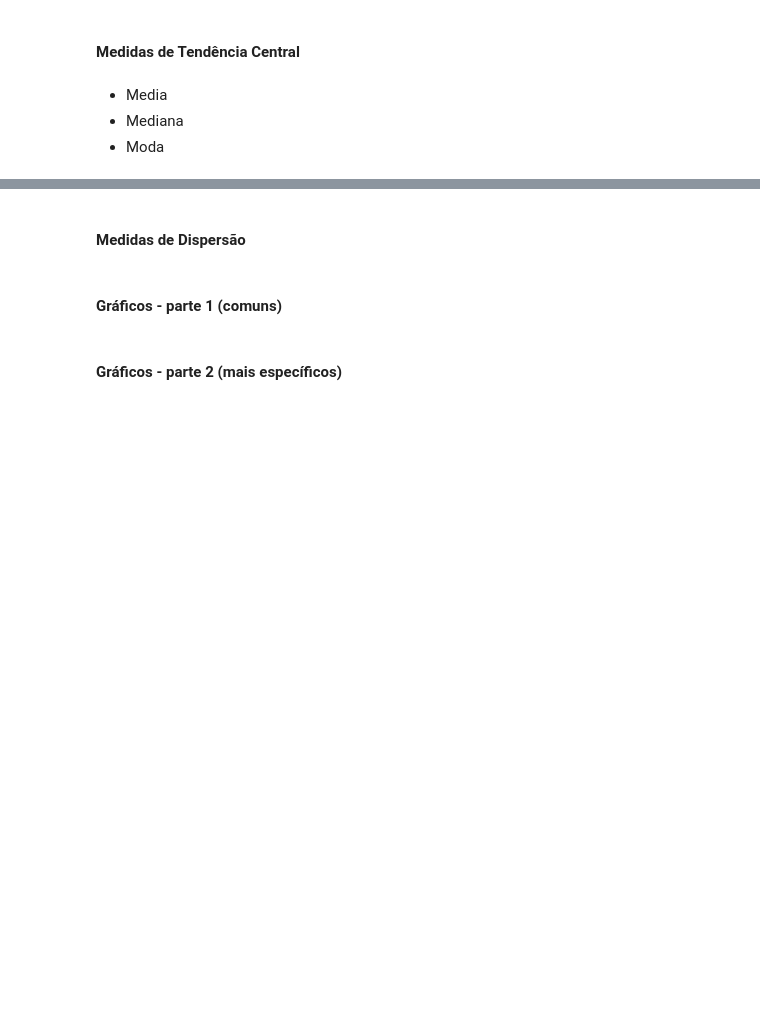
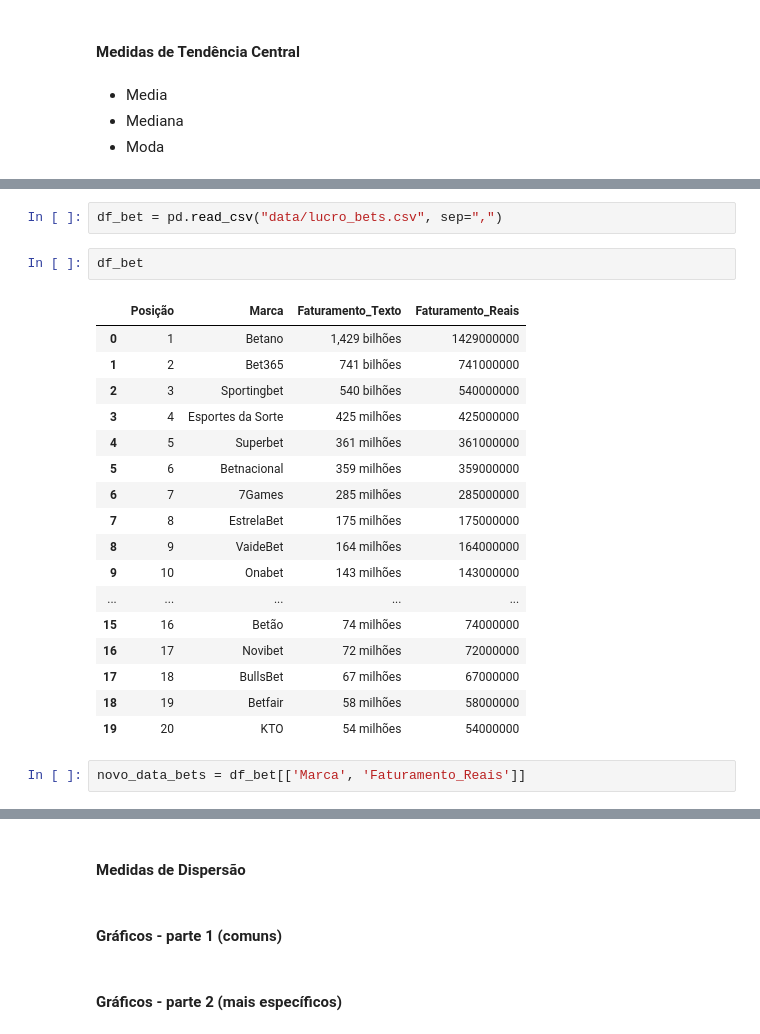
Before and after one commit to romulodf-cesar/curso_matematica_ia, a Jupyter notebook: aula5.ipynb, the cells around one changed output, grey strips where cells are left out. Drawn from its saved outputs; the diff is of its cells as text; blank space fills up the shorter version.

```diff
--- a/aula5.ipynb
+++ b/aula5.ipynb
@@ -122,0 +238,24 @@ posição: variável qualitativa ordinal
+# %%
+df_bet = pd.read_csv("data/lucro_bets.csv", sep=",")
+# %%
+df_bet
+# %% [output]
+|  | Posição | Marca | Faturamento_Texto | Faturamento_Reais |
+| 0 | 1 | Betano | 1,429 bilhões | 1429000000 |
+| 1 | 2 | Bet365 | 741 bilhões | 741000000 |
+| 2 | 3 | Sportingbet | 540 bilhões | 540000000 |
+| 3 | 4 | Esportes da Sorte | 425 milhões | 425000000 |
+| 4 | 5 | Superbet | 361 milhões | 361000000 |
+| 5 | 6 | Betnacional | 359 milhões | 359000000 |
+| 6 | 7 | 7Games | 285 milhões | 285000000 |
+| 7 | 8 | EstrelaBet | 175 milhões | 175000000 |
+| 8 | 9 | VaideBet | 164 milhões | 164000000 |
+| 9 | 10 | Onabet | 143 milhões | 143000000 |
+| ... | ... | ... | ... | ... |
+| 15 | 16 | Betão | 74 milhões | 74000000 |
+| 16 | 17 | Novibet | 72 milhões | 72000000 |
+| 17 | 18 | BullsBet | 67 milhões | 67000000 |
+| 18 | 19 | Betfair | 58 milhões | 58000000 |
+| 19 | 20 | KTO | 54 milhões | 54000000 |
+# %%
+novo_data_bets = df_bet[['Marca', 'Faturamento_Reais']]
```
Also changed, not shown: parts of 17 cells of this notebook, 1 other file.
